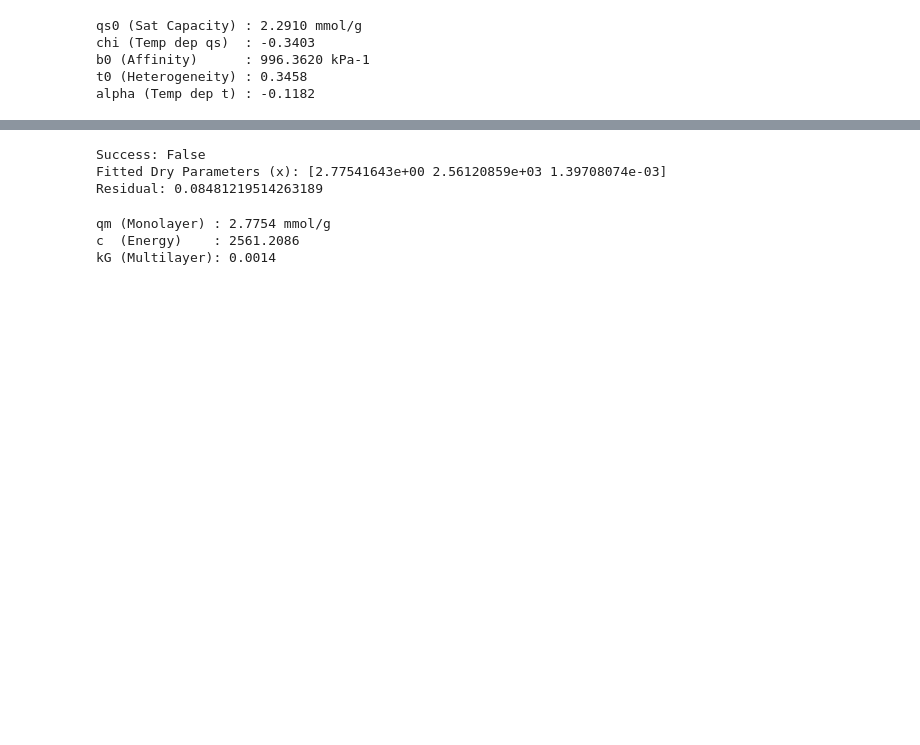
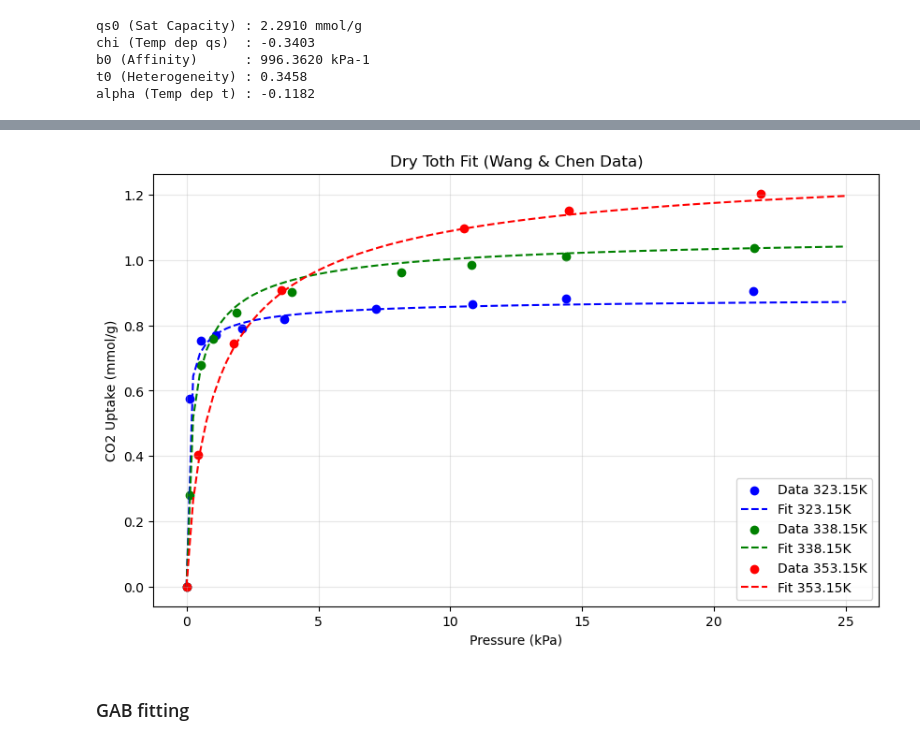
Before and after one commit to jenrpatterson/DAC-Project, a Jupyter notebook: In Progress/Grossman25.ipynb, the cells around one changed output, grey strips where cells are left out. Drawn from its saved outputs; the diff is of its cells as text; code cells hidden in the pictures; blank space fills up the shorter version.

```diff
--- a/In Progress/Grossman25.ipynb
+++ b/In Progress/Grossman25.ipynb
@@ -521 +561,27 @@ plt.show()
+# %%
+plt.figure(figsize=(10, 6))
+colors = {323.15: 'blue', 338.15: 'green', 353.15: 'red'}
+
+p_kPa = np.linspace(0, 25, 100)
+
+for T_val in [323.15, 338.15, 353.15]:
+    # Raw data points
+    subset = WC_co2[WC_co2['Temp (K)'] == T_val]
+    plt.scatter(subset['pCO2 (kPa)'], subset['CO2 Adsorption (mmol/g)'],
+                color=colors[T_val], label=f'Data {T_val}K')
+
+    # Fitted curve
+    q_pred_curve = toth_model(params_fitted, p_kPa, T_val)
+    plt.plot(p_kPa, q_pred_curve, color=colors[T_val], linestyle='--', label=f'Fit {T_val}K')
+
+plt.xlabel('Pressure (kPa)')
+plt.ylabel('CO2 Uptake (mmol/g)')
+plt.title('Dry Toth Fit (Wang & Chen Data)')
+plt.legend()
+plt.grid(True, alpha=0.3)
+plt.show()
+# %% [output]
+[figure, added]
+# %% [markdown]
+### GAB fitting
 # %%
@@ -540,38 +658,0 @@ def residuals_GAB(x, RH, y_GAB):
-# %%
-# load in my .csv
-gab_h2o = pd.read_csv('h2o_GAB_313K.csv')
-
-pressures_h2o = gab_h2o['pH2O (bar)'].values * 100 # to put in kPa
-Temps_h2o = gab_h2o['Temp (K)'].values
-y_h2o = gab_h2o['Adsorption (mmol/g)'].values
-
-# Calculate RH Using Clausius-Clapeyron
-def get_RH(Temp,pH2O_kPa):
-    Ps_Pa = 611.3 * np.exp(5417.1 * (1 / 273.15 - 1 / Temp))
-    RH = (pH2O_kPa*1000) / Ps_Pa
-    return RH
-
-RH = get_RH(Temps_h2o, pressures_h2o)
-
-x0_h2o = [3.51, 2.73, 0.867]
-
-results_h2o = least_squares(residuals_GAB, x0_h2o, args=(RH, y_h2o),
-            bounds=([0, 0.01, 0], [np.inf, np.inf, 1]))
-
-print("Success:", results_h2o.success)
-print("Fitted Dry Parameters (x):", results_h2o.x)
-print("Residual:", sum(results_h2o.fun))
-# %% [output]
-Success: False
-Fitted Dry Parameters (x): [2.77541643e+00 2.56120859e+03 1.39708074e-03]
-Residual: 0.08481219514263189
-# %%
-params_h2o = results_h2o.x
-
-print(f"qm (Monolayer) : {params_h2o[0]:.4f} mmol/g")
-print(f"c  (Energy)    : {params_h2o[1]:.4f}")
-print(f"kG (Multilayer): {params_h2o[2]:.4f}")
-# %% [output]
-qm (Monolayer) : 2.7754 mmol/g
-c  (Energy)    : 2561.2086
-kG (Multilayer): 0.0014
```
Also changed, not shown: parts of 34 cells of this notebook, 8 other files.
